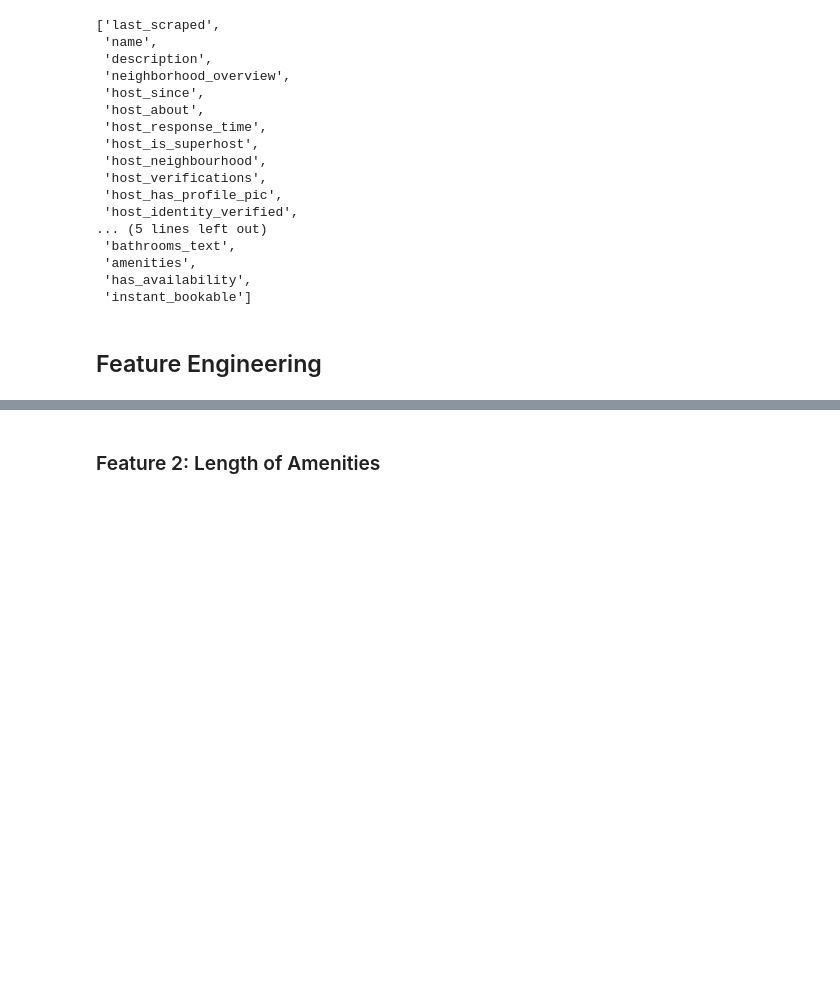
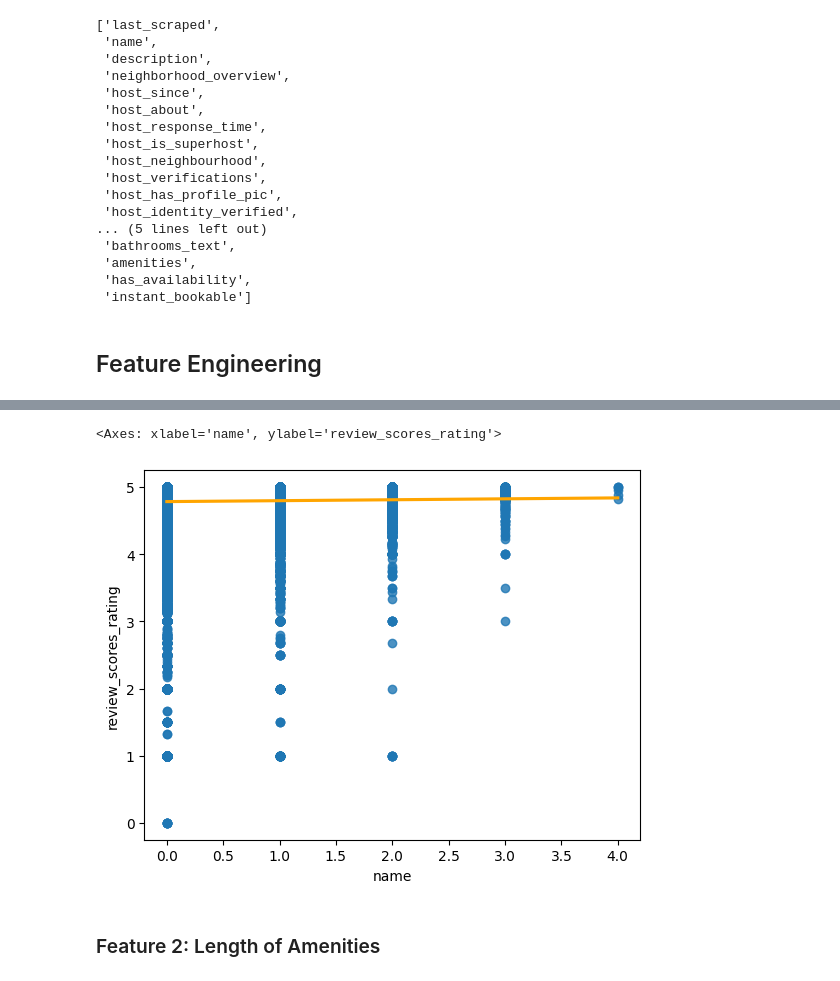
Before and after one commit to doanhandonly/RAD-CSE151A-Project, a Jupyter notebook: model/base_model.ipynb, the cells around one changed output, grey strips where cells are left out. Drawn from its saved outputs; the diff is of its cells as text; code cells hidden in the pictures; blank space fills up the shorter version.

```diff
--- a/model/base_model.ipynb
+++ b/model/base_model.ipynb
@@ -265,2 +285,30 @@ name_df.to_csv("name_words.csv")
+# %%
+names_meaningful = [
+    'private',
+    'cozy',
+    'downtown',
+    'parking',
+    'retreat',
+    'view',
+    'spacious',
+    'views',
+    'charming',
+    'luxury',
+    'beautiful',
+    'new',
+    'quiet',
+    'clean',
+    'bright',
+]
+# %%
+counts = df['name'].str.count('|'.join(names_meaningful))
+sns.regplot(
+    x=counts[counts <= 10],
+    y=df['review_scores_rating'][counts <= 10],
+    line_kws=dict(color="orange")
+)
+# %% [output]
+<Axes: xlabel='name', ylabel='review_scores_rating'>
+[figure, added]
 # %% [markdown]
 ### Feature 2: Length of Amenities
```
Also changed, not shown: parts of 84 cells of this notebook.
